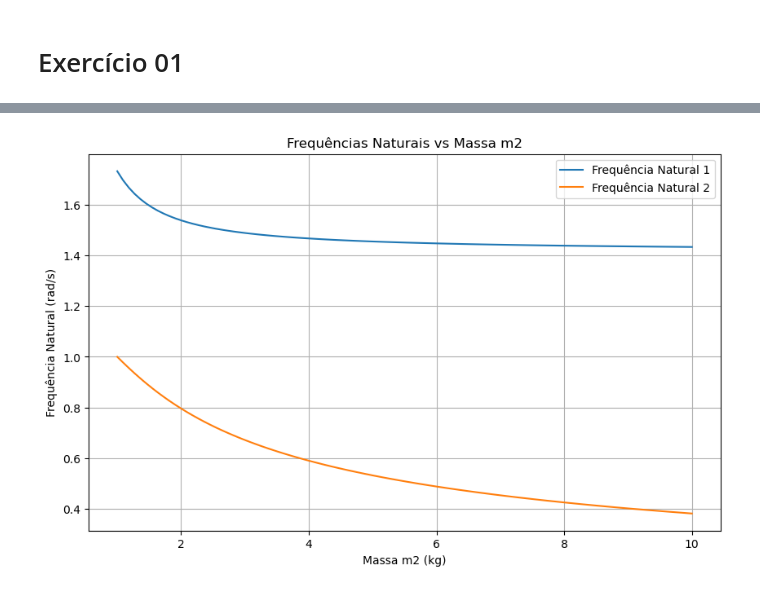
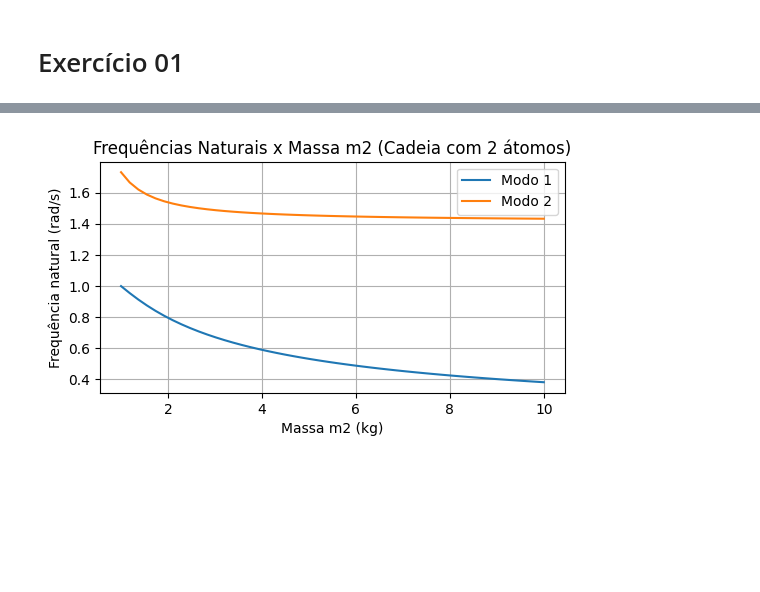
Before and after one commit to gabireisch/av4, a Jupyter notebook: av4.ipynb, the cells around one changed output, grey strips where cells are left out. Cells and saved outputs as stored; diff of their text form; code cells hidden in the pictures; blank space fills up the shorter version.

```diff
--- a/av4.ipynb
+++ b/av4.ipynb
@@ -18,62 +7,70 @@ D = np.array([[k/m_1, -k/m_1],
 # %%
 import numpy as np
 import matplotlib.pyplot as plt
 
-# Parâmetros do sistema
-m1 = 1  # Massa 1 (kg)
-k = 1   # Constante da mola (N/m)
+# Função para calcular frequências naturais e modos normais (autovalores e autovetores)
+def vibracao_2m(m1, m2, k):
+    M = np.diag([m1, m2]) # Matriz de massa (diagonal)
+    K = np.array([[2*k, -k], [-k, 2*k]]) # Matriz de rigidez para sistema periódico com 2 massas
 
-# Intervalo de valores para m2
-m2_values = np.linspace(1, 10, 100)
+    eigvals, eigvecs = np.linalg.eig(np.linalg.inv(M) @ K) #achar autovalores: Kx = λMx
 
-# Listas para armazenar os resultados
-frequencies = []
-modes = []
+    # Ordenar os valores para facilitar análise
+    idx = np.argsort(eigvals)
+    eigvals = eigvals[idx]
+    eigvecs = eigvecs[:, idx]
 
-# Função para calcular frequências naturais e modos normais
-def calculate_vibration(m1, m2, k):
-    # Matriz de massa
-    M = np.array([[m1, 0],
-                  [0, m2]])
+    freq = np.sqrt(eigvals) # Frequências naturais (raiz quadrada dos autovalores)
+    return freq, eigvecs
 
-    # Matriz de rigidez
-    K = np.array([[2*k, -k],
-                  [-k, 2*k]])
+# Parâmetros
+k = 1  # Constante da mola (N/m)
+m1 = 1  # kg
 
-    # Resolver o problema de autovalores
-    eigenvalues, eigenvectors = np.linalg.eig(np.linalg.inv(M) @ K)
+# Variação de m2
+m2_values = np.linspace(1, 10, 50)
+frequencias = []
 
-    # Frequências naturais (raiz quadrada dos autovalores)
-    natural_frequencies = np.sqrt(eigenvalues)
+# Calcular frequências para cada m2
+for m2 in m2_values:
+    freq, _ = vibracao_2m(m1, m2, k)
+    frequencias.append(freq)
 
-    return natural_frequencies, eigenvectors
+frequencias = np.array(frequencias)
 
-# Loop para calcular para diferentes valores de m2
-for m2 in m2_values:
-    freq, mode = calculate_vibration(m1, m2, k)
-    frequencies.append(freq)
-    modes.append(mode)
-
-# Converter para arrays para análise
-frequencies = np.array(frequencies)
-
-# Plotar as frequências naturais
-plt.figure(figsize=(10, 6))
-plt.plot(m2_values, frequencies[:, 0], label="Frequência Natural 1")
-plt.plot(m2_values, frequencies[:, 1], label="Frequência Natural 2")
-plt.xlabel("Massa m2 (kg)")
-plt.ylabel("Frequência Natural (rad/s)")
-plt.title("Frequências Naturais vs Massa m2")
+# Plotando gráfico das frequências naturais em função de m2
+plt.figure(figsize=(6, 3))
+plt.plot(m2_values, frequencias[:, 0], label='Modo 1')
+plt.plot(m2_values, frequencias[:, 1], label='Modo 2')
+plt.xlabel('Massa m2 (kg)')
+plt.ylabel('Frequência natural (rad/s)')
+plt.title('Frequências Naturais x Massa m2 (Cadeia com 2 átomos)')
 plt.legend()
-plt.grid()
+plt.grid(True)
 plt.show()
 
-# Exibir modos normais para um exemplo
-example_m2 = 5
-freq, mode = calculate_vibration(m1, example_m2, k)
-print(f"Para m2 = {example_m2} kg:")
-print("Frequências Naturais (rad/s):", freq)
-print("Modos Normais (autovetores):")
-print(mode)
+# Visualizar os modos normais para alguns valores de m2
+m2_testes = [1, 3, 8]  #valores diferentes de m2 para comparação
+
+plt.figure(figsize=(10, 5))
+
+for i, m2 in enumerate(m2_testes):
+    freq, modos = vibracao_2m(m1, m2, k)
+    for j in range(2):  # Dois modos
+        plt.subplot(2, 3, i + 1 + j*3)
+        desloc = modos[:, j]
+
+        # Normaliza para melhor visualização
+        desloc = desloc / np.max(np.abs(desloc))
+
+        plt.plot([1, 2], desloc, marker='o', linestyle='-')
+        plt.title(f"m₂ = {m2} kg - Modo {j+1}\nFreq = {freq[j]:.2f} rad/s")
+        plt.xticks([1, 2], ['m₁', 'm₂'])
+        plt.axhline(0, color='gray', linestyle='--', linewidth=0.5)
+        plt.ylim(-1.2, 1.2)
+        plt.ylabel("Deslocamento relativo")
+
+plt.tight_layout()
+plt.show()
 # %% [output]
-[figure, old version]
+[figure, new version]
```
Also changed, not shown: parts of 14 cells of this notebook, 6 other files.
